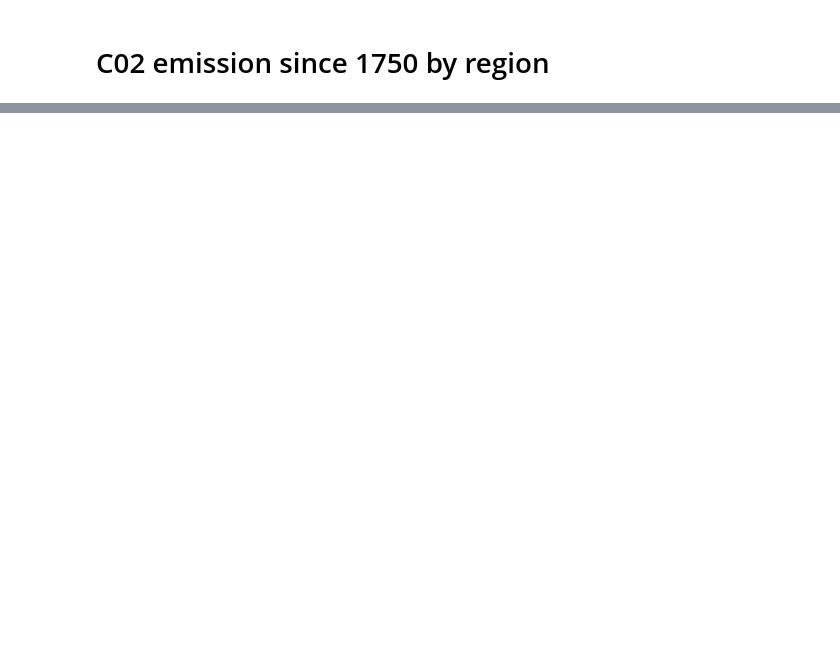
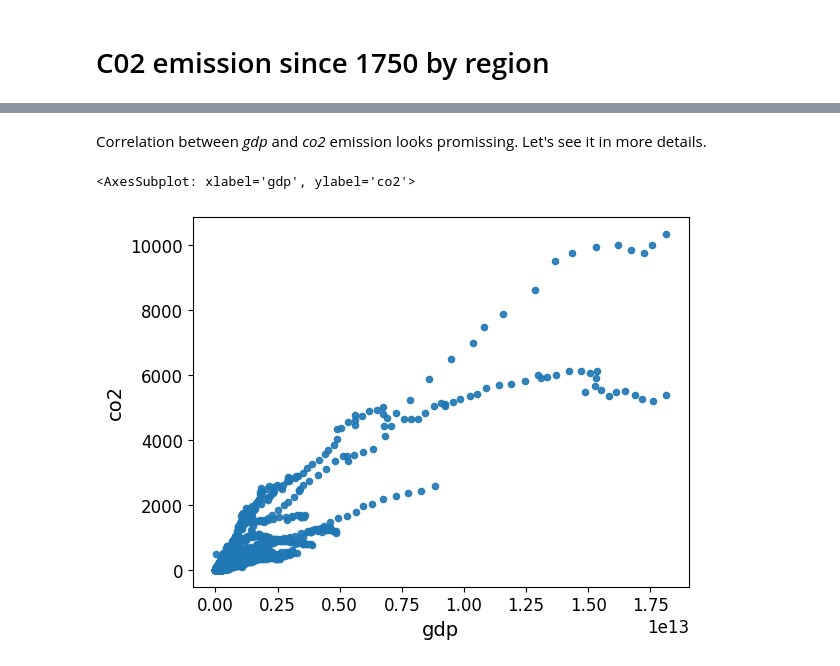
Before and after one commit to torczuk/earth-temperature-ml, a Jupyter notebook: source/co2-emission.ipynb, the cells around one changed output, grey strips where cells are left out. Cells and saved outputs as stored; diff of their text form; code cells hidden in the pictures; blank space fills up the shorter version.

Commit message:
Correlation between co2 emission and gdp

```diff
--- a/source/co2-emission.ipynb
+++ b/source/co2-emission.ipynb
@@ -214,0 +219,6 @@ See the caveats in the documentation: https://pandas.pydata.org/pandas-docs/stab
+# %%
+from pandas.plotting import scatter_matrix
+
+world_co2_emission_by_population_dgp = world_co2_emission[['population', 'gdp', 'co2']].dropna()
+attributes = ['population', "gdp", "co2"]
+scatter_matrix(world_co2_emission_by_population_dgp[attributes], figsize=(12,8))
@@ -214,0 +236,7 @@ See the caveats in the documentation: https://pandas.pydata.org/pandas-docs/stab
+# %% [markdown]
+Correlation between _gdp_ and _co2_ emission looks promissing. Let's see it in more details.
+# %%
+world_co2_emission_by_population_dgp.plot(kind = "scatter", x = "gdp", y = "co2", alpha=0.9)
+# %% [output]
+<AxesSubplot: xlabel='gdp', ylabel='co2'>
+[figure, added]
```
Also changed, not shown: parts of 6 cells of this notebook.
